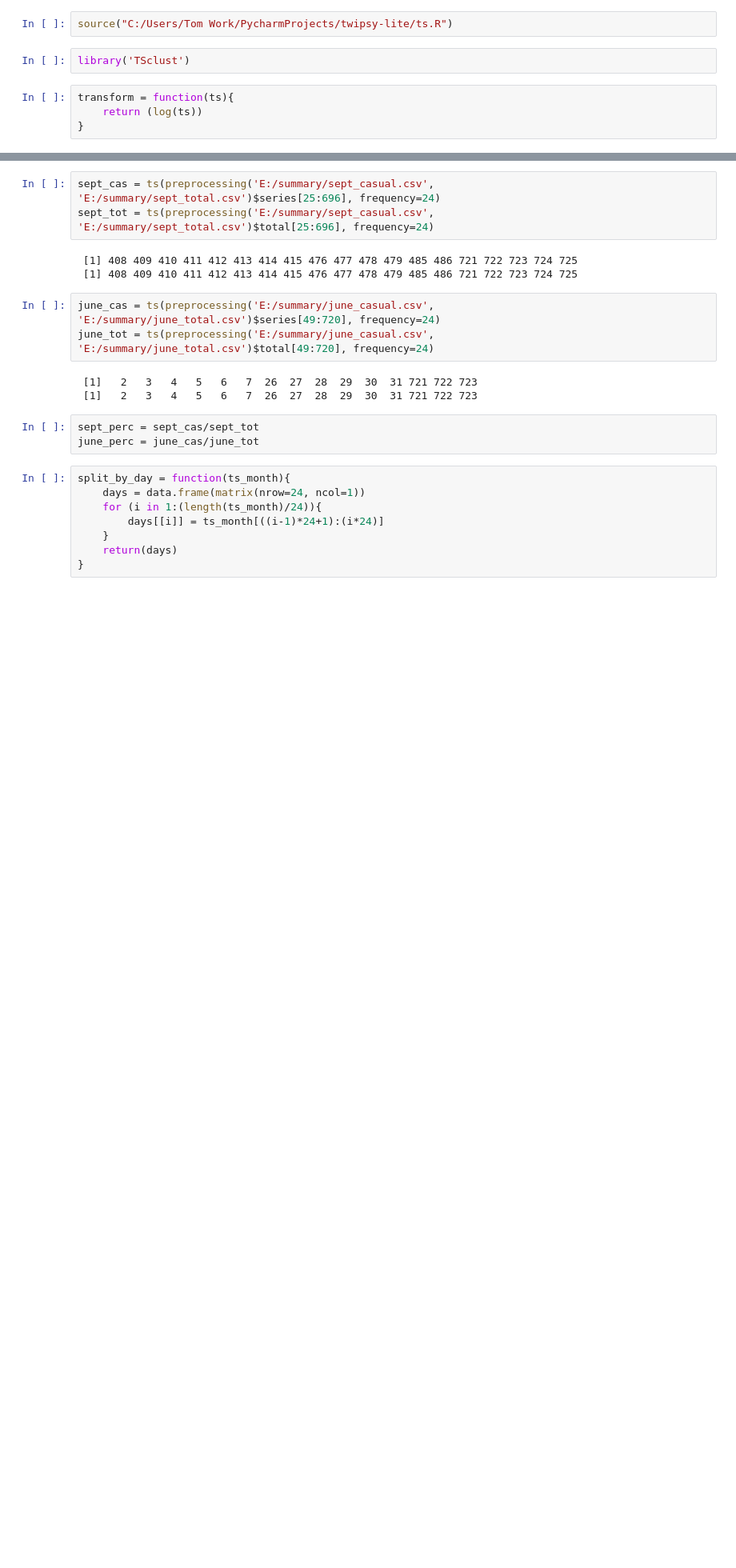
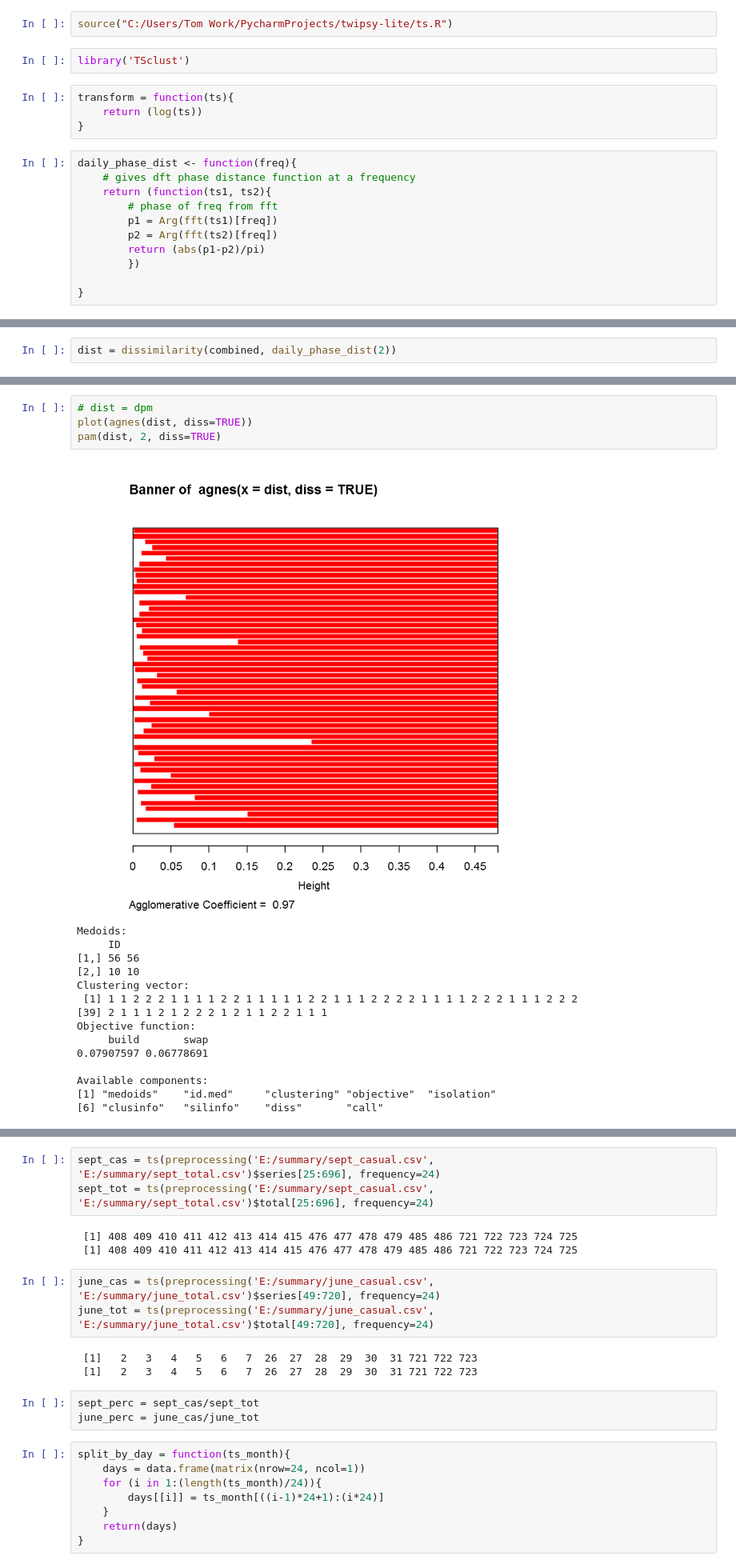
Before and after one commit to tj2huang/nyu-research, a Jupyter notebook: notebooks/r/ts-cluster.ipynb, the cells around one changed output, grey strips where cells are left out. Shown at 80% size. Cells and saved outputs as stored; diff of their text form; blank space fills up the shorter version.

```diff
--- a/notebooks/r/ts-cluster.ipynb
+++ b/notebooks/r/ts-cluster.ipynb
@@ -6,3 +6,14 @@ library('TSclust')
 transform = function(ts){
     return (log(ts))
 }
+# %%
+daily_phase_dist <- function(freq){
+    # gives dft phase distance function at a frequency
+    return (function(ts1, ts2){
+        # phase of freq from fft
+        p1 = Arg(fft(ts1)[freq])
+        p2 = Arg(fft(ts2)[freq])
+        return (abs(p1-p2)/pi)
+        })
+
+}
@@ -8,0 +28,2 @@ transform = function(ts){
+# %%
+dist = dissimilarity(combined, daily_phase_dist(2))
@@ -8,0 +76,20 @@ transform = function(ts){
+# %%
+# dist = dpm
+plot(agnes(dist, diss=TRUE))
+pam(dist, 2, diss=TRUE)
+# %% [output]
+[figure, added]
+Medoids:
+     ID
+[1,] 56 56
+[2,] 10 10
+Clustering vector:
+ [1] 1 1 2 2 2 1 1 1 1 2 2 1 1 1 1 1 2 2 1 1 1 2 2 2 2 1 1 1 1 2 2 2 1 1 1 2 2 2
+[39] 2 1 1 1 2 1 2 2 2 1 2 1 1 2 2 1 1 1
+Objective function:
+     build       swap
+0.07907597 0.06778691
+
+Available components:
+[1] "medoids"    "id.med"     "clustering" "objective"  "isolation"
+[6] "clusinfo"   "silinfo"    "diss"       "call"
```
Also changed, not shown: parts of 13 cells of this notebook, 1 other file.
